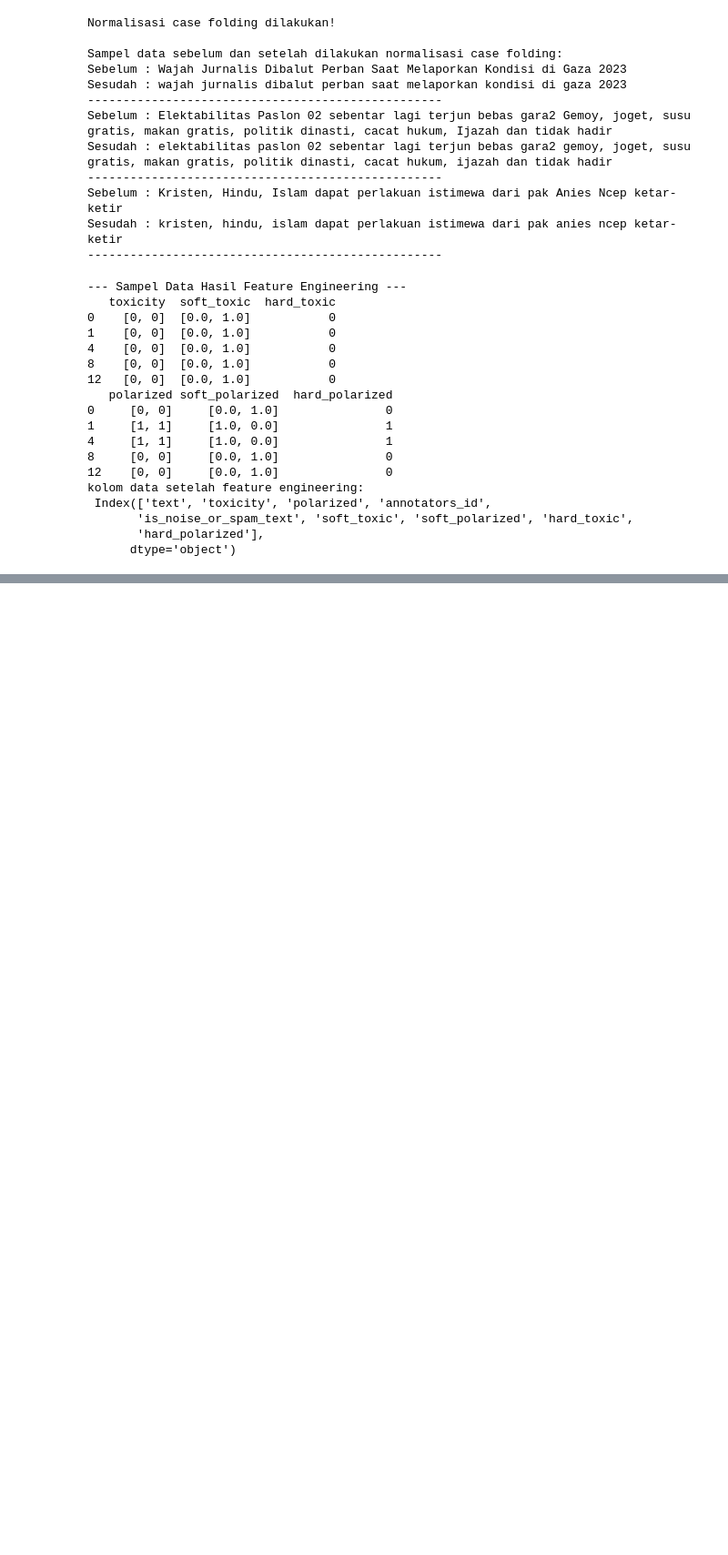
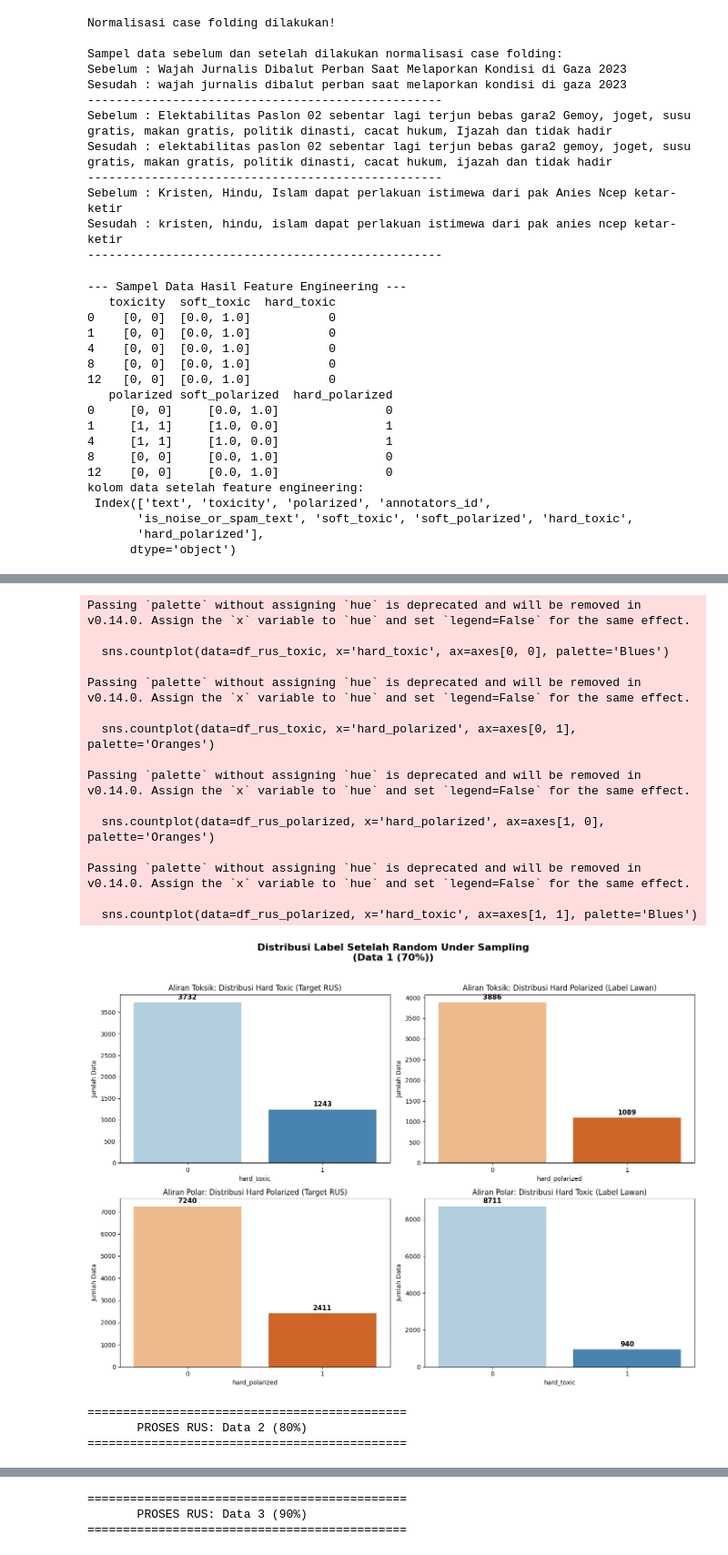
Before and after one commit to sultandaris/DARIS, a Jupyter notebook: code.ipynb, the cells around one changed output, grey strips where cells are left out. Shown at 91% size. Drawn from its saved outputs; the diff is of its cells as text; code cells hidden in the pictures; blank space fills up the shorter version.

```diff
--- a/code.ipynb
+++ b/code.ipynb
@@ -477,6 +540,8 @@ Name: count, dtype: int64
 # %%
 from imblearn.under_sampling import RandomUnderSampler
 import pandas as pd
+import matplotlib.pyplot as plt
+import seaborn as sns
 
 # Buat fungsi agar kode tidak perlu ditulis berulang kali
 def proses_rus_multitask(df, nama_data):
@@ -512,24 +577,46 @@ def proses_rus_multitask(df, nama_data):
     df_rus_polarized['hard_polarized'] = y_res_polar
 
     # ==========================================
-    # CETAK HASIL DISTRIBUSI
+    # VISUALISASI HASIL DISTRIBUSI (BAR CHART)
     # ==========================================
-    print(f"=== ALIRAN TOKSIK ({nama_data}) ===")
-    print(f"Bentuk data (Baris, Kolom): {df_rus_toxic.shape}")
-    print("\nDistribusi Hard Toxic (Target RUS):")
-    print(df_rus_toxic['hard_toxic'].value_counts().to_string())
-    print("\nDistribusi Hard Polarized (Label Lawan):")
-    print(df_rus_toxic['hard_polarized'].value_counts().to_string())
+    # Membuat figure dengan 2 baris dan 2 kolom
+    fig, axes = plt.subplots(nrows=2, ncols=2, figsize=(14, 10))
+    fig.suptitle(f'Distribusi Label Setelah Random Under Sampling\n({nama_data})', fontsize=16, fontweight='bold', y=1.02)
 
-    print("\n" + "-"*30 + "\n")
+    # Plot 1: Aliran Toksik (Target RUS: hard_toxic)
+    sns.countplot(data=df_rus_toxic, x='hard_toxic', ax=axes[0, 0], palette='Blues')
+    axes[0, 0].set_title('Aliran Toksik: Distribusi Hard Toxic (Target RUS)')
 
-    print(f"=== ALIRAN POLAR ({nama_data}) ===")
-    print(f"Bentuk data (Baris, Kolom): {df_rus_polarized.shape}")
-    print("\nDistribusi Hard Polarized (Target RUS):")
-    print(df_rus_polarized['hard_polarized'].value_counts().to_string())
-    print("\nDistribusi Hard Toxic (Label Lawan):")
-    print(df_rus_polarized['hard_toxic'].value_counts().to_string())
-    print("\n")
+    # Plot 2: Aliran Toksik (Label Lawan: hard_polarized)
+    sns.countplot(data=df_rus_toxic, x='hard_polarized', ax=axes[0, 1], palette='Oranges')
+    axes[0, 1].set_title('Aliran Toksik: Distribusi Hard Polarized (Label Lawan)')
+
+    # Plot 3: Aliran Polar (Target RUS: hard_polarized)
+    sns.countplot(data=df_rus_polarized, x='hard_polarized', ax=axes[1, 0], palette='Oranges')
+    axes[1, 0].set_title('Aliran Polar: Distribusi Hard Polarized (Target RUS)')
+
+    # Plot 4: Aliran Polar (Label Lawan: hard_toxic)
+    sns.countplot(data=df_rus_polarized, x='hard_toxic', ax=axes[1, 1], palette='Blues')
+    axes[1, 1].set_title('Aliran Polar: Distribusi Hard Toxic (Label Lawan)')
+
+    # Menambahkan angka di atas masing-masing bar (batang)
+    for ax in axes.flat:
+        for p in ax.patches:
+            height = p.get_height()
+            # Hanya tulis angka jika tinggi bar > 0 (mengatasi error NaN/None)
+            if height > 0:
+                ax.annotate(f'{int(height)}',
+                            (p.get_x() + p.get_width() / 2., height),
+                            ha='center', va='bottom',
+                            xytext=(0, 3), textcoords='offset points',
+                            fontsize=11, fontweight='bold')
+
+        # Rapikan label sumbu y
+        ax.set_ylabel('Jumlah Data')
+
+    # Merapikan jarak antar grafik dan menampilkannya
+    plt.tight_layout()
+    plt.show()
 
     return df_rus_toxic, df_rus_polarized
 
@@ -565,0 +639,19 @@ hard_toxic
+Passing `palette` without assigning `hue` is deprecated and will be removed in v0.14.0. Assign the `x` variable to `hue` and set `legend=False` for the same effect.
+
+  sns.countplot(data=df_rus_toxic, x='hard_toxic', ax=axes[0, 0], palette='Blues')
+
+Passing `palette` without assigning `hue` is deprecated and will be removed in v0.14.0. Assign the `x` variable to `hue` and set `legend=False` for the same effect.
+
+  sns.countplot(data=df_rus_toxic, x='hard_polarized', ax=axes[0, 1], palette='Oranges')
+
+Passing `palette` without assigning `hue` is deprecated and will be removed in v0.14.0. Assign the `x` variable to `hue` and set `legend=False` for the same effect.
+
+  sns.countplot(data=df_rus_polarized, x='hard_polarized', ax=axes[1, 0], palette='Oranges')
+
+Passing `palette` without assigning `hue` is deprecated and will be removed in v0.14.0. Assign the `x` variable to `hue` and set `legend=False` for the same effect.
+
+  sns.countplot(data=df_rus_polarized, x='hard_toxic', ax=axes[1, 1], palette='Blues')
+[figure, added]
+=============================================
+       PROSES RUS: Data 2 (80%)
+=============================================
@@ -565,0 +674,3 @@ hard_toxic
+=============================================
+       PROSES RUS: Data 3 (90%)
+=============================================
```
Also changed, not shown: parts of 6 cells of this notebook, 1 other file.
